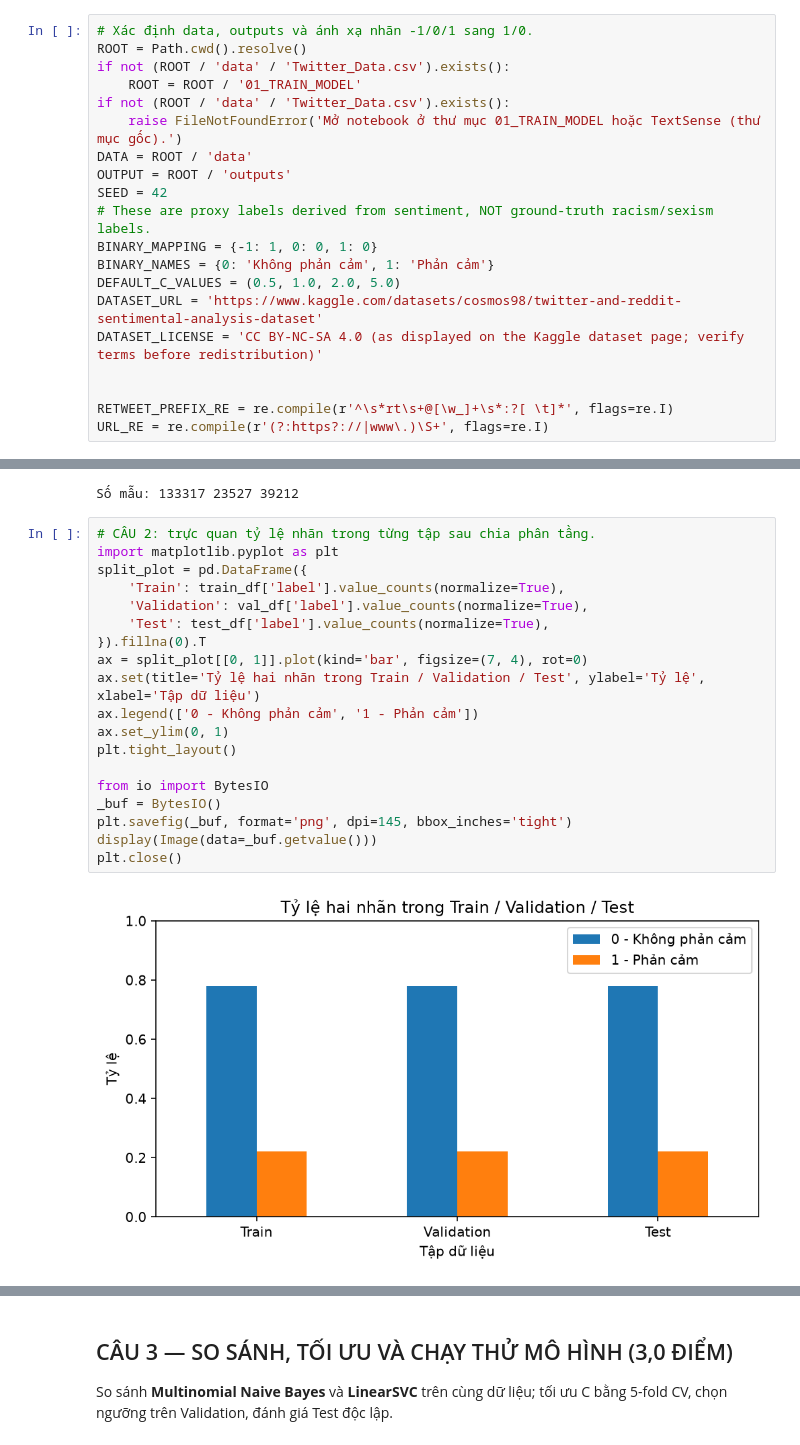
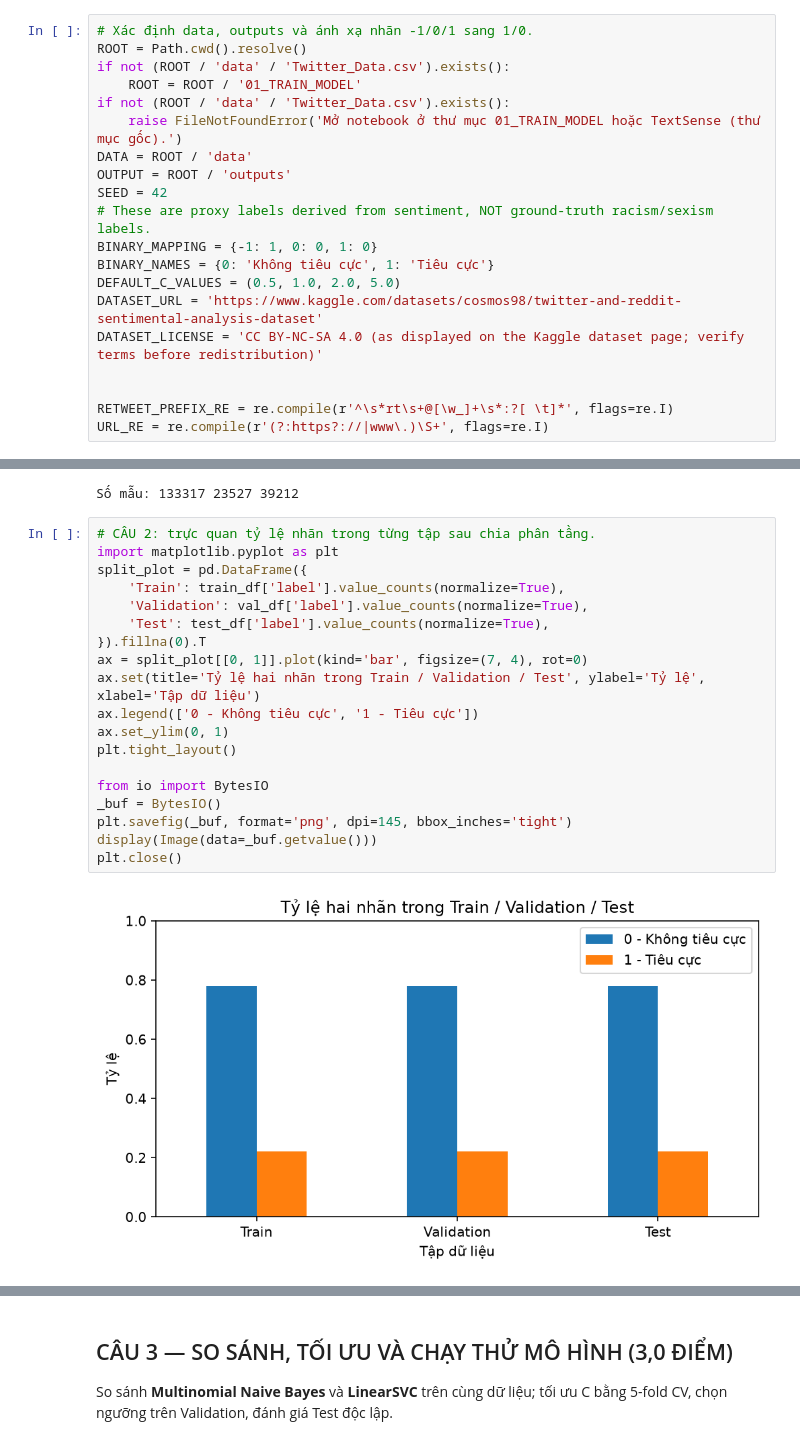
Before and after one commit to tthanh1425-arch/TextSense, a Jupyter notebook: 01_TRAIN_MODEL/TextSense_Notebook_SQLServer_Hoan_Thien_v3.ipynb, the cells around one changed output, grey strips where cells are left out. Cells and saved outputs as stored; diff of their text form.

```diff
--- a/01_TRAIN_MODEL/TextSense_Notebook_V3_13.ipynb
+++ b/01_TRAIN_MODEL/TextSense_Notebook_SQLServer_Hoan_Thien_v3.ipynb
@@ -49,7 +53,7 @@ OUTPUT = ROOT / 'outputs'
 SEED = 42
 # These are proxy labels derived from sentiment, NOT ground-truth racism/sexism labels.
 BINARY_MAPPING = {-1: 1, 0: 0, 1: 0}
-BINARY_NAMES = {0: 'Không phản cảm', 1: 'Phản cảm'}
+BINARY_NAMES = {0: 'Không tiêu cực', 1: 'Tiêu cực'}
 DEFAULT_C_VALUES = (0.5, 1.0, 2.0, 5.0)
 DATASET_URL = 'https://www.kaggle.com/datasets/cosmos98/twitter-and-reddit-sentimental-analysis-dataset'
 DATASET_LICENSE = 'CC BY-NC-SA 4.0 (as displayed on the Kaggle dataset page; verify terms before redistribution)'
@@ -598,21 +781,21 @@ Số mẫu: 133317 23527 39212
 # %%
 # CÂU 2: trực quan tỷ lệ nhãn trong từng tập sau chia phân tầng.
 import matplotlib.pyplot as plt
 split_plot = pd.DataFrame({
     'Train': train_df['label'].value_counts(normalize=True),
     'Validation': val_df['label'].value_counts(normalize=True),
     'Test': test_df['label'].value_counts(normalize=True),
 }).fillna(0).T
 ax = split_plot[[0, 1]].plot(kind='bar', figsize=(7, 4), rot=0)
 ax.set(title='Tỷ lệ hai nhãn trong Train / Validation / Test', ylabel='Tỷ lệ', xlabel='Tập dữ liệu')
-ax.legend(['0 - Không phản cảm', '1 - Phản cảm'])
+ax.legend(['0 - Không tiêu cực', '1 - Tiêu cực'])
 ax.set_ylim(0, 1)
 plt.tight_layout()
 
 from io import BytesIO
 _buf = BytesIO()
 plt.savefig(_buf, format='png', dpi=145, bbox_inches='tight')
 display(Image(data=_buf.getvalue()))
 plt.close()
 # %% [output]
-[figure, old version]
+[figure, new version]
```
Also changed, not shown: parts of 28 cells of this notebook, 44 other files.
